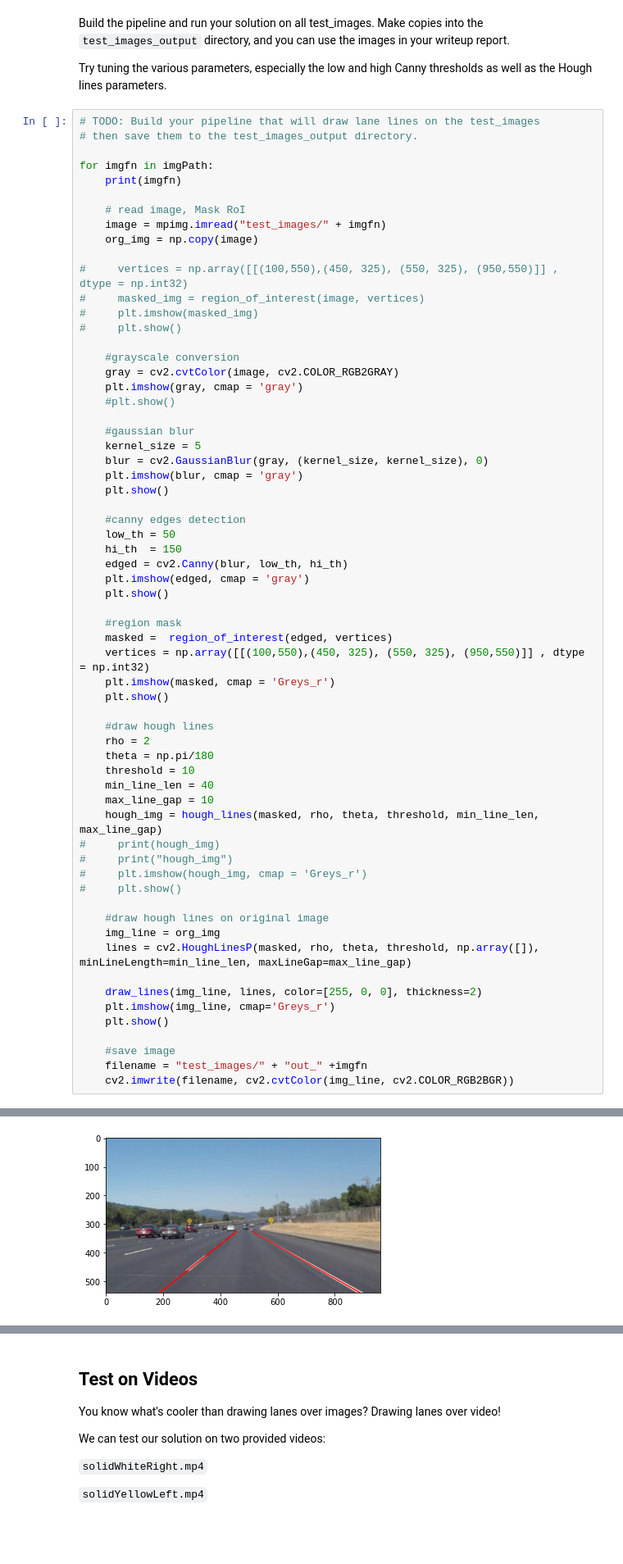
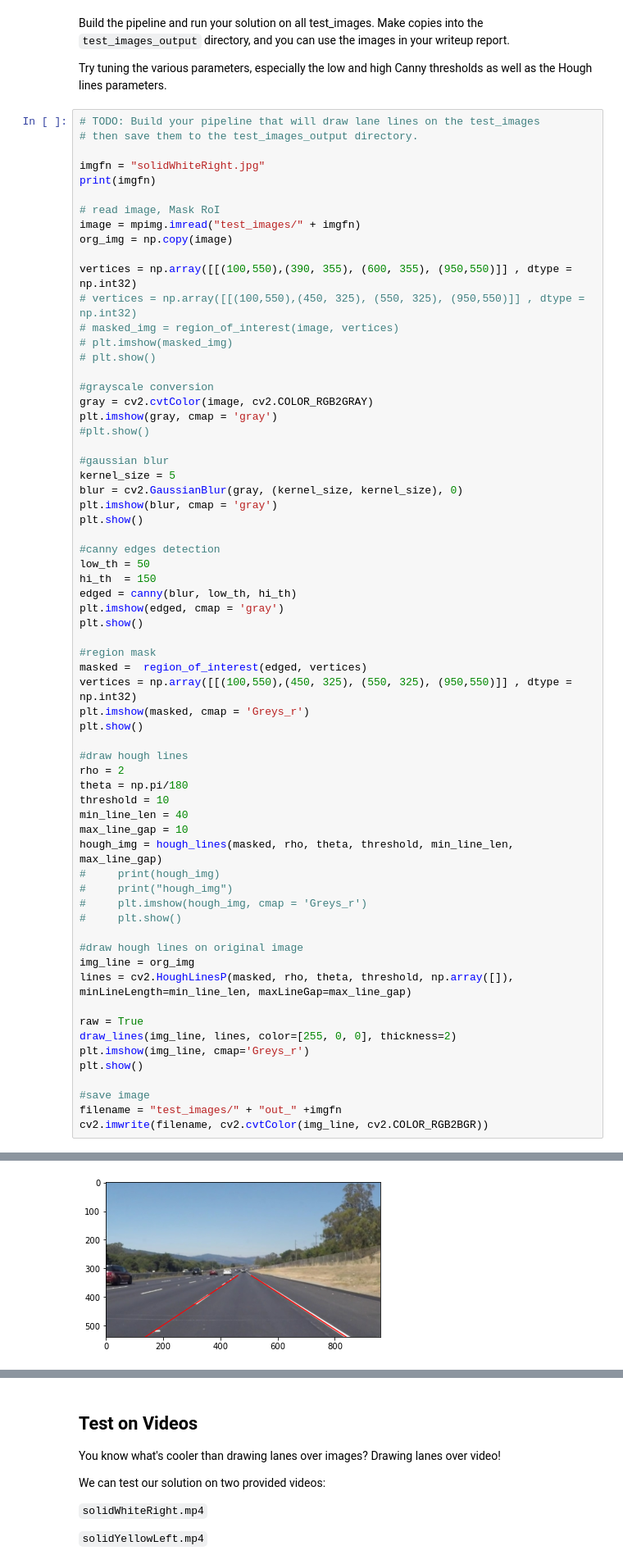
Before and after one commit to dingkwang/CarND-LaneLines-P1, a Jupyter notebook: P1.ipynb, the cells around one changed output, grey strips where cells are left out. Shown: that part at 82% size. Saved outputs shown, nothing was run; the diff lists cells and outputs as text; blank space fills up the shorter version.

```diff
--- a/P1.ipynb
+++ b/P1.ipynb
@@ -224,63 +231,65 @@ Try tuning the various parameters, especially the low and high Canny thresholds
 # TODO: Build your pipeline that will draw lane lines on the test_images
 # then save them to the test_images_output directory.
 
-for imgfn in imgPath:
-    print(imgfn)
+imgfn = "solidWhiteRight.jpg"
+print(imgfn)
 
-    # read image, Mask RoI
-    image = mpimg.imread("test_images/" + imgfn)
-    org_img = np.copy(image)
+# read image, Mask RoI
+image = mpimg.imread("test_images/" + imgfn)
+org_img = np.copy(image)
 
-#     vertices = np.array([[(100,550),(450, 325), (550, 325), (950,550)]] , dtype = np.int32)
-#     masked_img = region_of_interest(image, vertices)
-#     plt.imshow(masked_img)
-#     plt.show()
+vertices = np.array([[(100,550),(390, 355), (600, 355), (950,550)]] , dtype = np.int32)
+# vertices = np.array([[(100,550),(450, 325), (550, 325), (950,550)]] , dtype = np.int32)
+# masked_img = region_of_interest(image, vertices)
+# plt.imshow(masked_img)
+# plt.show()
 
-    #grayscale conversion
-    gray = cv2.cvtColor(image, cv2.COLOR_RGB2GRAY)
-    plt.imshow(gray, cmap = 'gray')
-    #plt.show()
+#grayscale conversion
+gray = cv2.cvtColor(image, cv2.COLOR_RGB2GRAY)
+plt.imshow(gray, cmap = 'gray')
+#plt.show()
 
-    #gaussian blur
-    kernel_size = 5
-    blur = cv2.GaussianBlur(gray, (kernel_size, kernel_size), 0)
-    plt.imshow(blur, cmap = 'gray')
-    plt.show()
+#gaussian blur
+kernel_size = 5
+blur = cv2.GaussianBlur(gray, (kernel_size, kernel_size), 0)
+plt.imshow(blur, cmap = 'gray')
+plt.show()
 
-    #canny edges detection
-    low_th = 50
-    hi_th  = 150
-    edged = cv2.Canny(blur, low_th, hi_th)
-    plt.imshow(edged, cmap = 'gray')
-    plt.show()
+#canny edges detection
+low_th = 50
+hi_th  = 150
+edged = canny(blur, low_th, hi_th)
+plt.imshow(edged, cmap = 'gray')
+plt.show()
 
-    #region mask
-    masked =  region_of_interest(edged, vertices)
-    vertices = np.array([[(100,550),(450, 325), (550, 325), (950,550)]] , dtype = np.int32)
-    plt.imshow(masked, cmap = 'Greys_r')
-    plt.show()
+#region mask
+masked =  region_of_interest(edged, vertices)
+vertices = np.array([[(100,550),(450, 325), (550, 325), (950,550)]] , dtype = np.int32)
+plt.imshow(masked, cmap = 'Greys_r')
+plt.show()
 
-    #draw hough lines
-    rho = 2
-    theta = np.pi/180
-    threshold = 10
-    min_line_len = 40
-    max_line_gap = 10
-    hough_img = hough_lines(masked, rho, theta, threshold, min_line_len, max_line_gap)
+#draw hough lines
+rho = 2
+theta = np.pi/180
+threshold = 10
+min_line_len = 40
+max_line_gap = 10
+hough_img = hough_lines(masked, rho, theta, threshold, min_line_len, max_line_gap)
 #     print(hough_img)
 #     print("hough_img")
 #     plt.imshow(hough_img, cmap = 'Greys_r')
 #     plt.show()
 
-    #draw hough lines on original image
-    img_line = org_img
-    lines = cv2.HoughLinesP(masked, rho, theta, threshold, np.array([]), minLineLength=min_line_len, maxLineGap=max_line_gap)
+#draw hough lines on original image
+img_line = org_img
+lines = cv2.HoughLinesP(masked, rho, theta, threshold, np.array([]), minLineLength=min_line_len, maxLineGap=max_line_gap)
 
-    draw_lines(img_line, lines, color=[255, 0, 0], thickness=2)
-    plt.imshow(img_line, cmap='Greys_r')
-    plt.show()
+raw = True
+draw_lines(img_line, lines, color=[255, 0, 0], thickness=2)
+plt.imshow(img_line, cmap='Greys_r')
+plt.show()
 
-    #save image
-    filename = "test_images/" + "out_" +imgfn
-    cv2.imwrite(filename, cv2.cvtColor(img_line, cv2.COLOR_RGB2BGR))
+#save image
+filename = "test_images/" + "out_" +imgfn
+cv2.imwrite(filename, cv2.cvtColor(img_line, cv2.COLOR_RGB2BGR))
 # %% [output]
@@ -291 +300 @@ out_solidWhiteCurve.jpg
-[figure, old version]
+[figure, new version]
```
Also changed, not shown: parts of 9 cells of this notebook, 16 other files.
